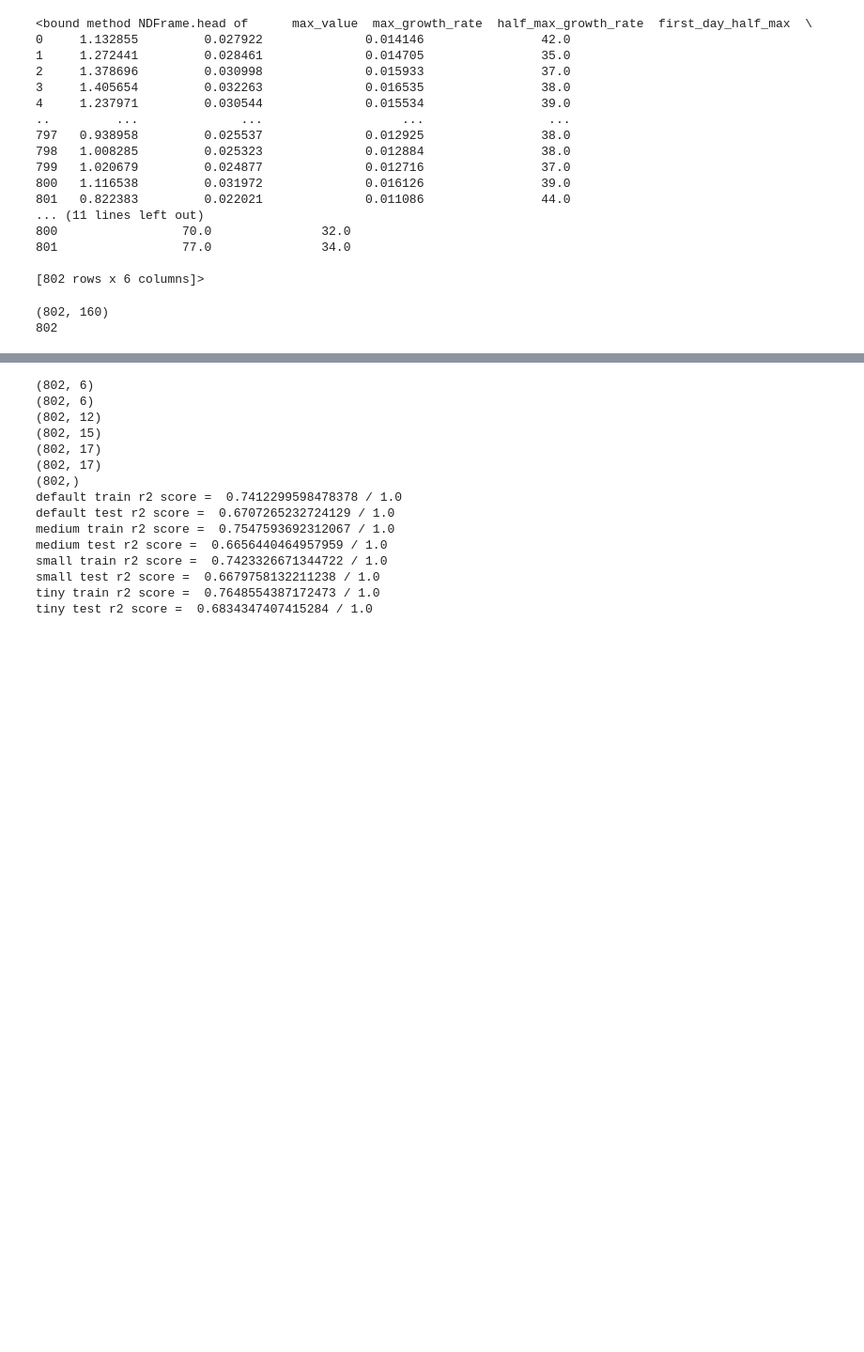
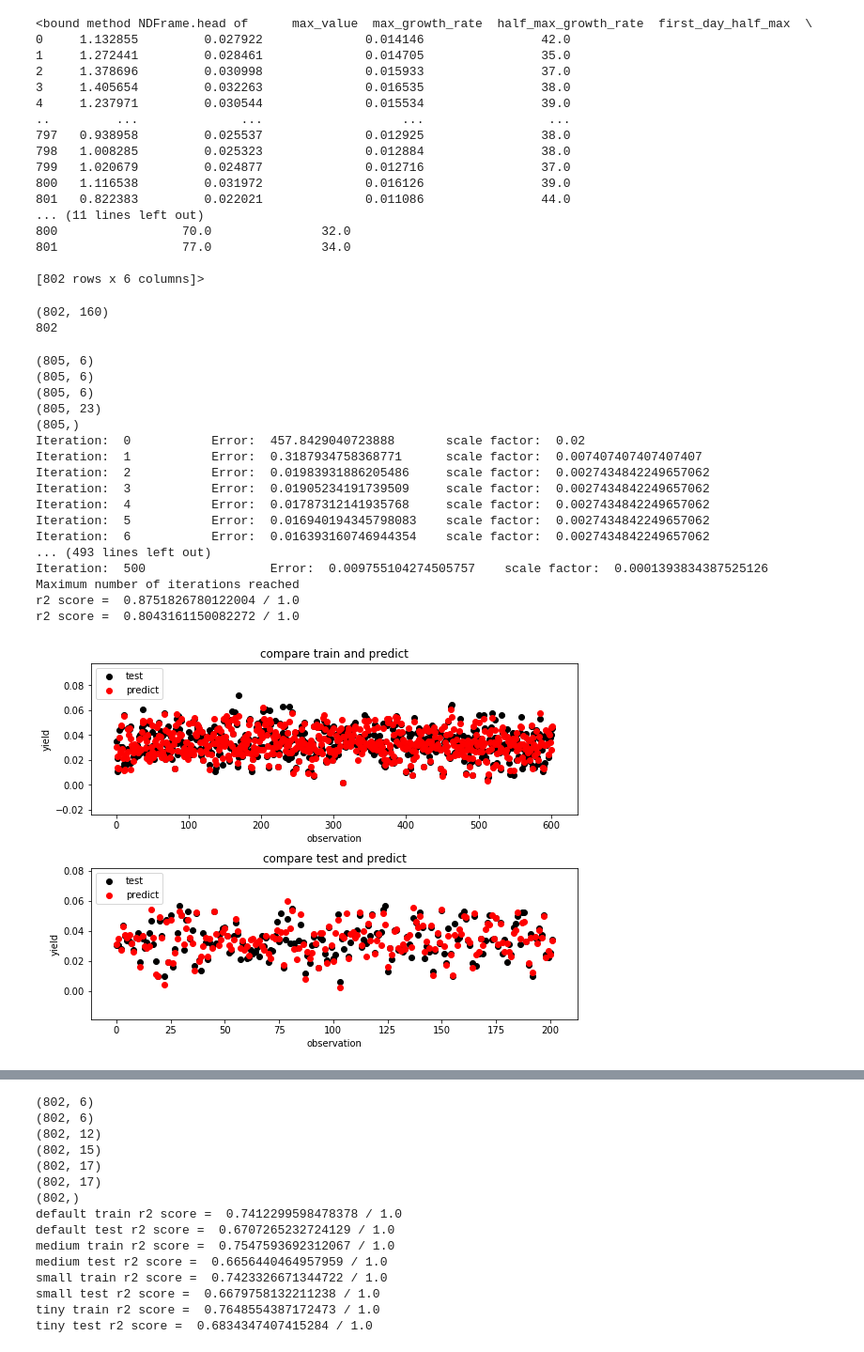
Before and after one commit to pvhau169/Cotton_Predict_Yield, a Jupyter notebook: sigmoidPredictCottonYield.ipynb, the cells around one changed output, grey strips where cells are left out. Shown at 94% size. Saved outputs shown, nothing was run; the diff lists cells and outputs as text; code cells hidden in the pictures; blank space fills up the shorter version.

```diff
--- a/sigmoidPredictCottonYield.ipynb
+++ b/sigmoidPredictCottonYield.ipynb
@@ -193,6 +195,50 @@ def akashProcess(model_parameters, data_parameters, data_func):
     print(x_data.shape)
     print(y_data.shape)
     akashModel(x_data, y_data, x_data.shape[1], model_parameters)
+# %%
+data_parameters = {}
+model_parameters = {}
+data_parameters['normalization'] = True
+data_parameters['std'] = 10
+data_parameters['file_parameters'] = ['ch', 'cv', 'cc']
+
+data_parameters['interval_day'] = 7
+data_parameters['limit_day'] = 107
+data_parameters['extra_parameters'] = ['bollsize', 'bollnum', 'bollvol']
+
+data_parameters['one_hot_encoded_parameters'] = ['irrigation']
+
+model_parameters['k_max'] = 500
+model_parameters['verbose'] = 1
+model_parameters['layer'] = [64]
+model_parameters['dampconst'] = 2.7
+model_parameters['dampfac'] = 0.02
+model_parameters['E_stop'] = 0.005
+
+
+#data Type
+data_func = cottonYieldData
+
+akashProcess(model_parameters, data_parameters, data_func)
+# %% [output]
+(805, 6)
+(805, 6)
+(805, 6)
+(805, 23)
+(805,)
+Iteration:  0           Error:  457.8429040723888       scale factor:  0.02
+Iteration:  1           Error:  0.3187934758368771      scale factor:  0.007407407407407407
+Iteration:  2           Error:  0.01983931886205486     scale factor:  0.0027434842249657062
+Iteration:  3           Error:  0.01905234191739509     scale factor:  0.0027434842249657062
+Iteration:  4           Error:  0.01787312141935768     scale factor:  0.0027434842249657062
+Iteration:  5           Error:  0.016940194345798083    scale factor:  0.0027434842249657062
+Iteration:  6           Error:  0.016393160746944354    scale factor:  0.0027434842249657062
+... (493 lines left out)
+Iteration:  500                 Error:  0.009755104274505757    scale factor:  0.0001393834387525126
+Maximum number of iterations reached
+r2 score =  0.8751826780122004 / 1.0
+r2 score =  0.8043161150082272 / 1.0
+[figure, added]
 # %%
 data_parameters = {}
 model_parameters = {}
```
Also changed, not shown: parts of 3 cells of this notebook, 6 other files.
